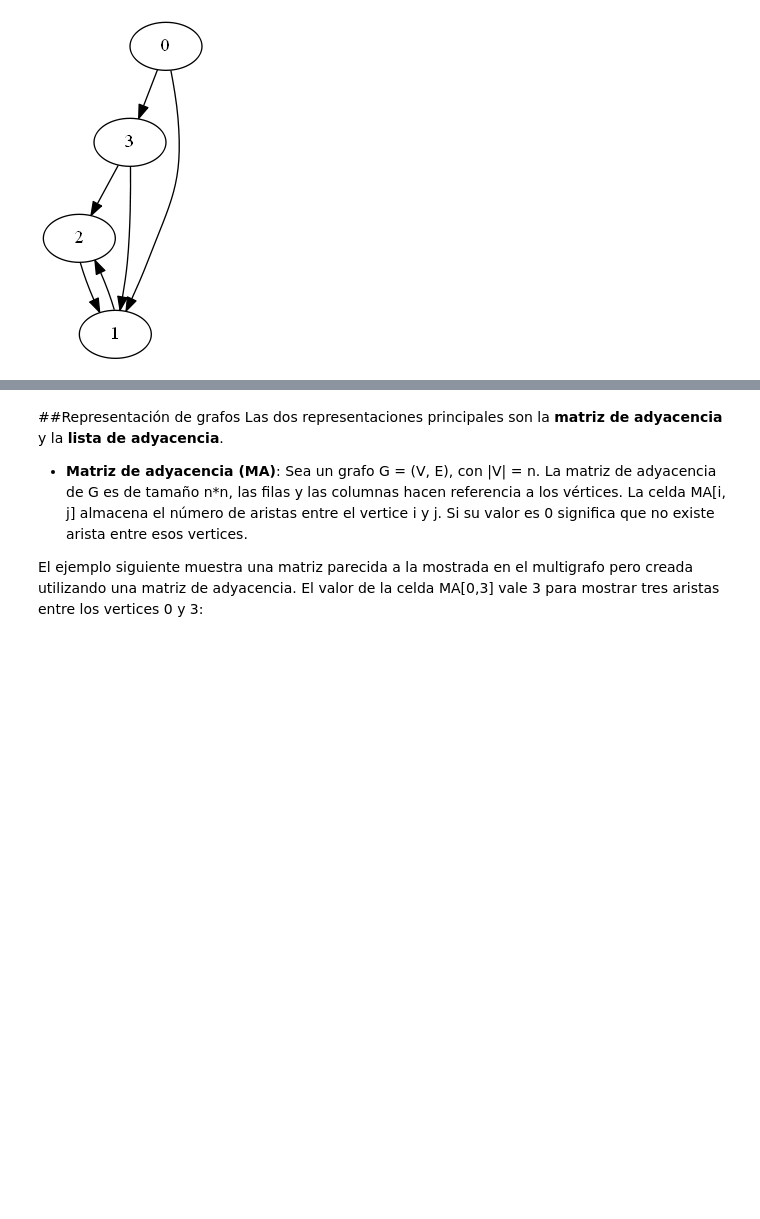
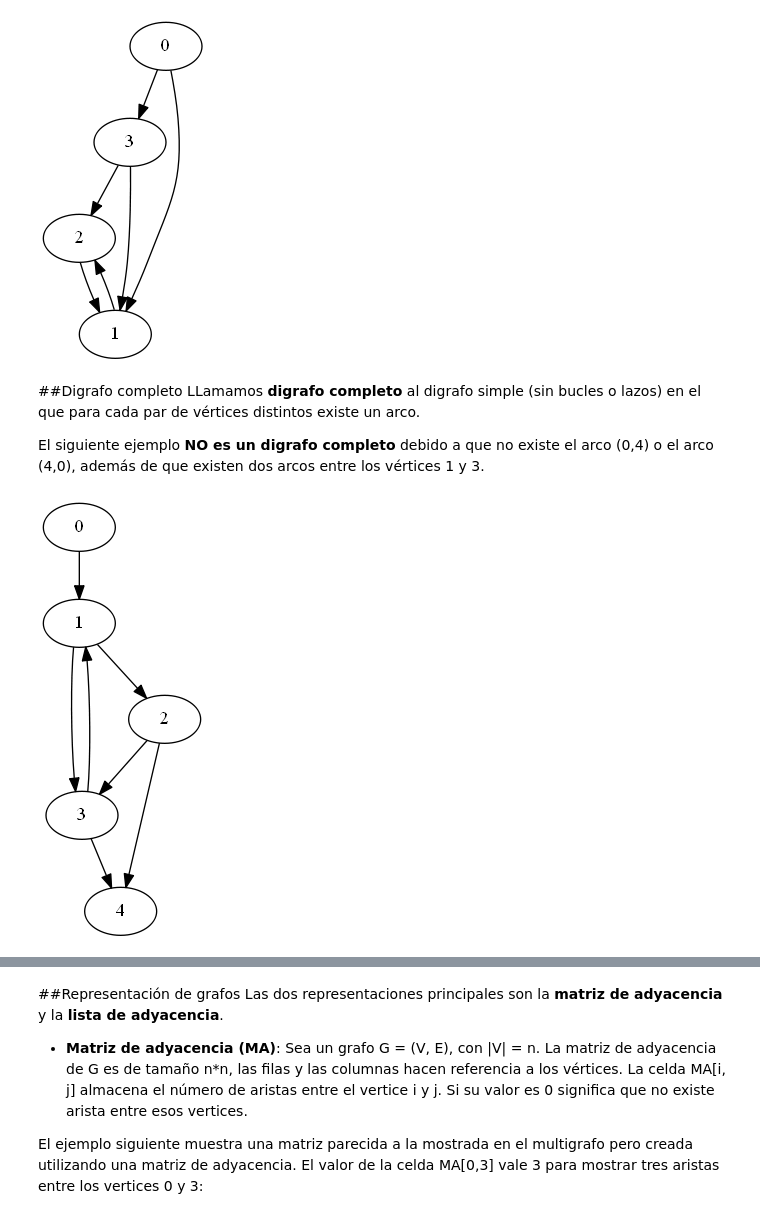
Before and after one commit to adrinfer/Grafos-Jupyter-Notebook, a Jupyter notebook: prueba1.ipynb, the cells around one changed output, grey strips where cells are left out. Cells and saved outputs as stored; diff of their text form; code cells hidden in the pictures; blank space fills up the shorter version.

```diff
--- a/prueba1.ipynb
+++ b/prueba1.ipynb
@@ -99,3 +101,16 @@ digrafo.add_edges_from([(0,3), (3,2), (0,1), (2,1), (1,2), (3,1)])
 draw(digrafo, show='ipynb')
 # %% [output]
 [figure]
+# %% [markdown]
+##Digrafo completo
+LLamamos <b>digrafo completo</b> al digrafo simple (sin bucles o lazos) en el que para cada par de vértices
+distintos existe un arco.
+
+El siguiente ejemplo <b>NO es un digrafo completo</b> debido a que no existe el arco (0,4) o el arco (4,0), además
+de que existen dos arcos entre los vértices 1 y 3.
+# %%
+digrafoNoCompleto = nx.DiGraph()
+digrafoNoCompleto.add_edges_from([(0,1), (1,3), (2,3), (1,2), (3,4), (2,4),(3,1)])
+draw(digrafoNoCompleto, show='ipynb')
+# %% [output]
+[figure, added]
```
Also changed, not shown: parts of 4 cells of this notebook.
